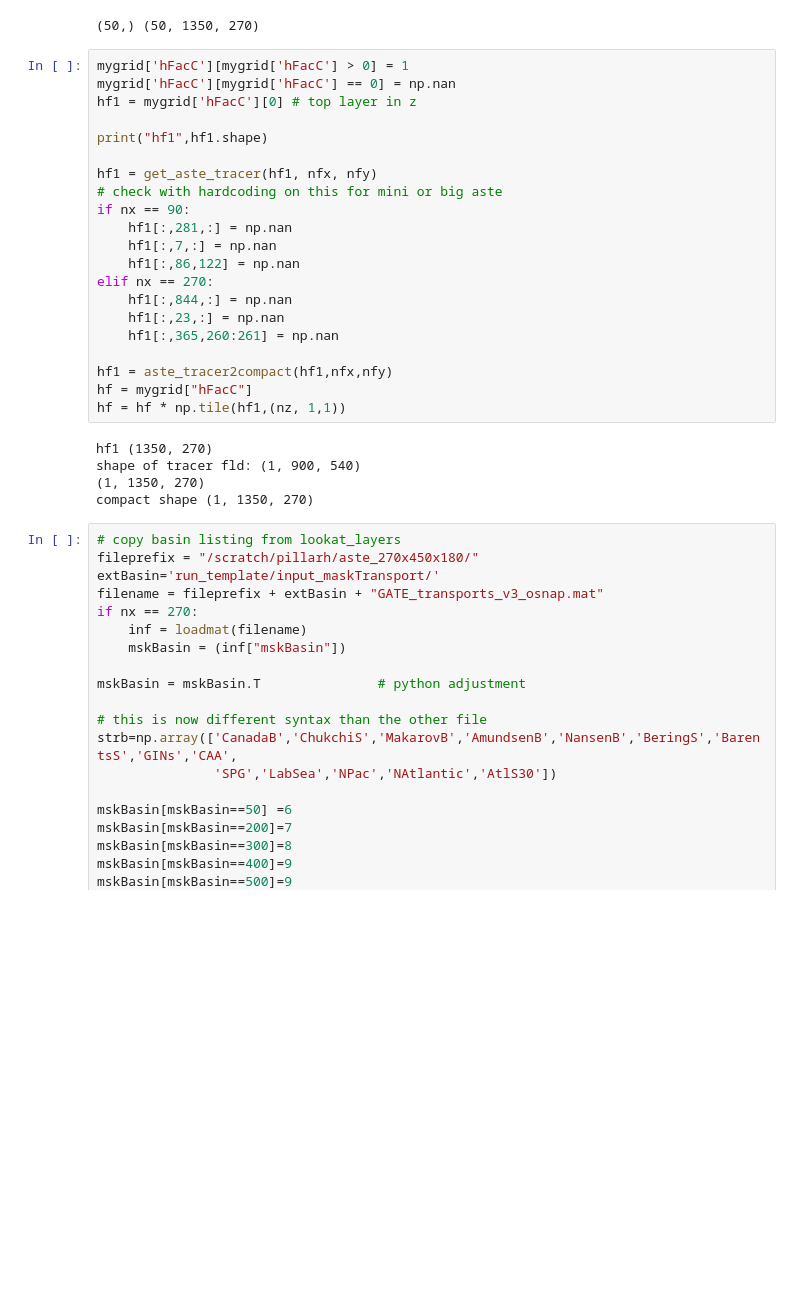
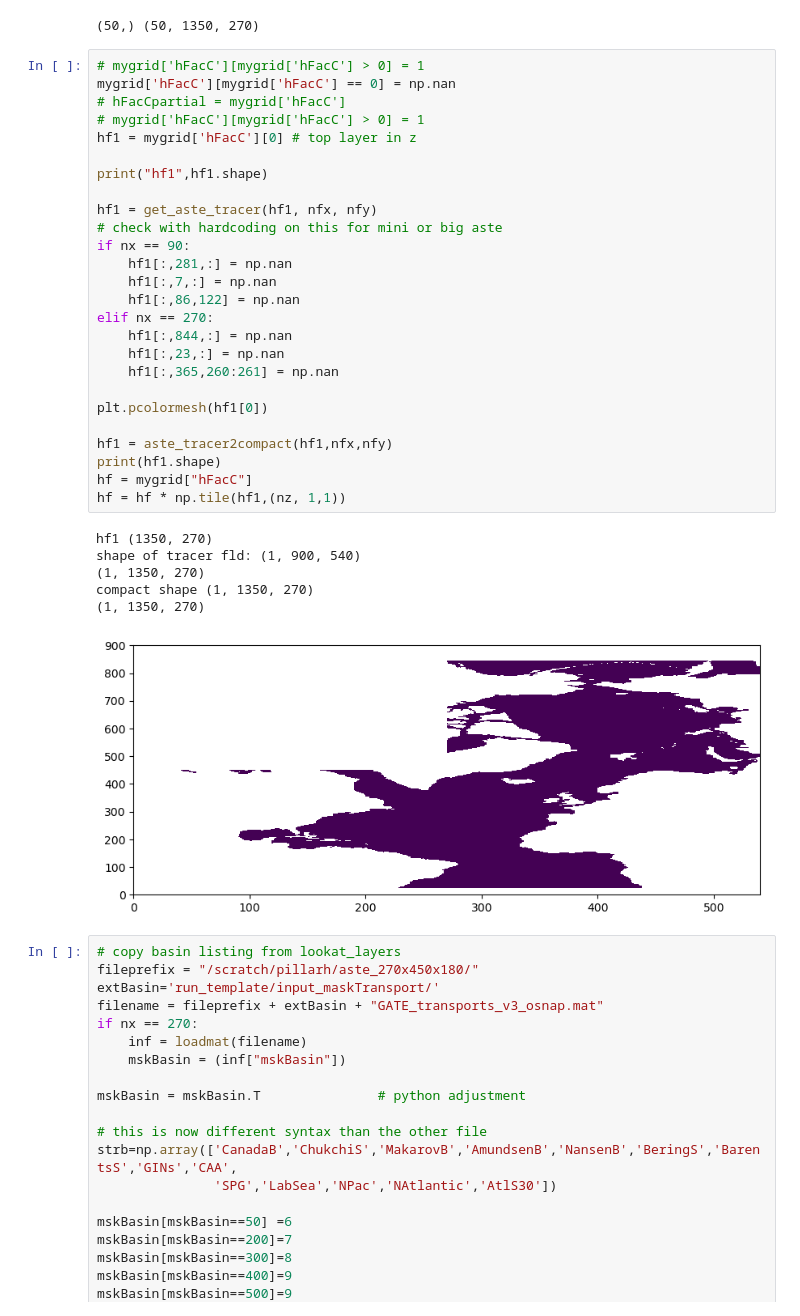
Before and after one commit to margaretmurakami/crios_backups, a Jupyter notebook: ASTE_270/offline_binning/RegionalAnalysis/Barents_gateways.ipynb, the cells around one changed output. Saved outputs shown, nothing was run; the diff lists cells and outputs as text; blank space fills up the shorter version.

```diff
--- a/ASTE_270/offline_binning/RegionalAnalysis/Barents_gateways.ipynb
+++ b/ASTE_270/offline_binning/RegionalAnalysis/Barents_gateways.ipynb
@@ -263,31 +263,38 @@ RACgp = RAC * hfC1p
 # %% [output]
 (50,) (50, 1350, 270)
 # %%
-mygrid['hFacC'][mygrid['hFacC'] > 0] = 1
+# mygrid['hFacC'][mygrid['hFacC'] > 0] = 1
 mygrid['hFacC'][mygrid['hFacC'] == 0] = np.nan
+# hFacCpartial = mygrid['hFacC']
+# mygrid['hFacC'][mygrid['hFacC'] > 0] = 1
 hf1 = mygrid['hFacC'][0] # top layer in z
 
 print("hf1",hf1.shape)
 
 hf1 = get_aste_tracer(hf1, nfx, nfy)
 # check with hardcoding on this for mini or big aste
 if nx == 90:
     hf1[:,281,:] = np.nan
     hf1[:,7,:] = np.nan
     hf1[:,86,122] = np.nan
 elif nx == 270:
     hf1[:,844,:] = np.nan
     hf1[:,23,:] = np.nan
     hf1[:,365,260:261] = np.nan
 
+plt.pcolormesh(hf1[0])
+
 hf1 = aste_tracer2compact(hf1,nfx,nfy)
+print(hf1.shape)
 hf = mygrid["hFacC"]
 hf = hf * np.tile(hf1,(nz, 1,1))
 # %% [output]
 hf1 (1350, 270)
 shape of tracer fld: (1, 900, 540)
 (1, 1350, 270)
 compact shape (1, 1350, 270)
+(1, 1350, 270)
+[figure, added]
 # %%
 # copy basin listing from lookat_layers
 fileprefix = "/scratch/pillarh/aste_270x450x180/"
```
Also changed, not shown: parts of 15 cells of this notebook, 4 other files.
